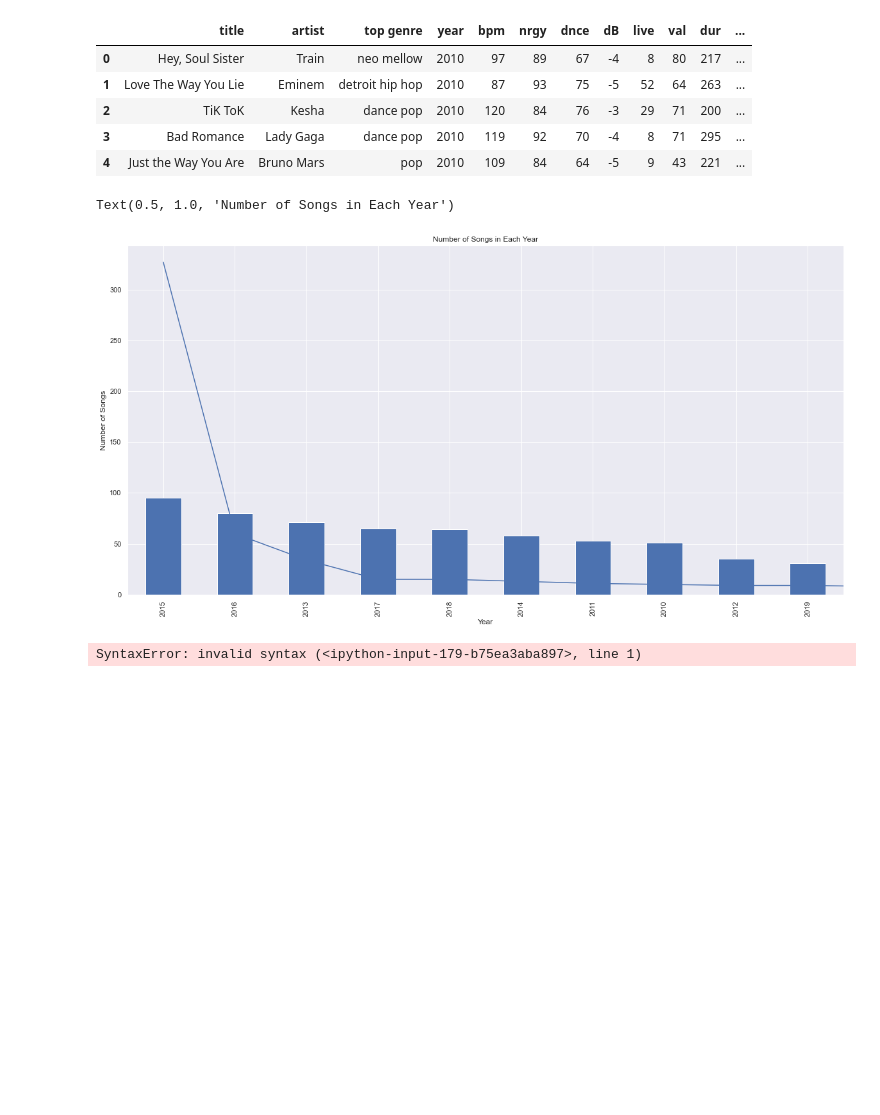
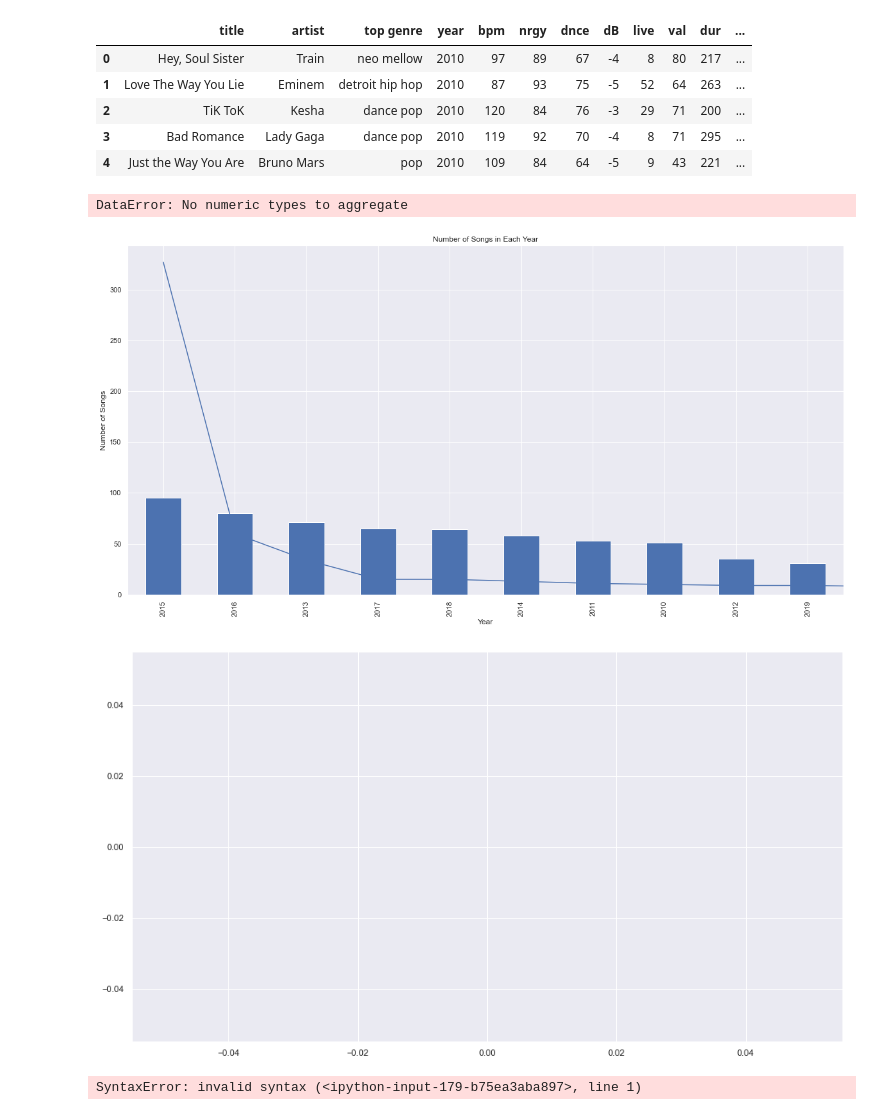
Before and after one commit to cveras33/project-1-group-6, a Jupyter notebook: Python Files/topgenrebyyear.ipynb, the cells around one changed output. Drawn from its saved outputs; the diff is of its cells as text; code cells hidden in the pictures; blank space fills up the shorter version.

```diff
--- a/Python Files/topgenrebyyear.ipynb
+++ b/Python Files/topgenrebyyear.ipynb
@@ -121,7 +121,31 @@ decade_df['year'].value_counts().plot.bar(figsize=(20,10))
 plt.xlabel('Year')
 plt.ylabel('Number of Songs')
 plt.title('Number of Songs in Each Year')
+plt.figure (figsize=(16,9))
+sns.set(style="darkgrid")
 
+attributes = ["top genre"]
+# year = ["2010", "2011", "2012", "2013", "2014", "2015", "2016", "2017", "2018", "2019"]
+
+
+sns.lineplot(x= "year", y= "top genre", data= decade_df)
+#sns.lineplot(x= "year", y= "energy", data= trends_by_year)
+#sns.lineplot(x= "year", y= "dance", data= trends_by_year)
+#sns.lineplot(x= "year", y= "dB", data= trends_by_year)
+#sns.lineplot(x= "year", y= "live", data= trends_by_year)
+#sns.lineplot(x= "year", y= "valence", data= trends_by_year)
+# sns.lineplot(x= "year", y= "duration", data= trends_by_year)
+#sns.lineplot(x= "year", y= "acousticness", data= trends_by_year)
+
+plt.title("Top Genre by Year", fontsize= 20)
+plt.xlabel("Year", fontsize= 15)
+plt.ylabel("Genres", fontsize= 15)
+plt.xlim(2010,2019)
+plt.ylim(0.100)
+plt.legend(attributes)
+
+plt.savefig("../Output Data/trends_by_year.png")
+plt.show()
 #plt.figure(figsize=(16,9))
 #sns.set(style="darkgrid")
 #topgenres= ["neo mellow", "dance pop", "hip pop", "pop", "candy pop", "colombian pop", "atl hip hop", "detroit hip hop", "boy band", "tropical house"]
@@ -184,34 +208,35 @@ plt.title('Number of Songs in Each Year')
 #sns.lineplot(x="year", y="australian hip hop", data = genre_by_year)
 #sns.lineplot(x="year", y="electropop", data = genre_by_year)
 #sns.lineplot(x="year", y="candy pop", data = genre_by_year)
 #sns.lineplot(x="year", y="canadian contemporary r&b", data = genre_by_year)
 #sns.lineplot(x="year", y="latin", data = genre_by_year)
 #sns.lineplot(x="year", y="french indie pop", data = genre_by_year)
 #sns.lineplot(x="year", y="complextro", data = genre_by_year)
 #sns.lineplot(x="year", y="irish singer-songwriter", data = genre_by_year)
 #sns.lineplot(x="year", y="belgian edm", data = genre_by_year)
 #sns.lineplot(x="year", y="tropical house", data = genre_by_year)
 #sns.lineplot(x="year", y="danish pop", data = genre_by_year)
 #sns.lineplot(x="year", y="canadian latin", data = genre_by_year)
 #sns.lineplot(x="year", y="folk-pop", data = genre_by_year)
 #sns.lineplot(x="year", y="canadian hip-hop", data = genre_by_year)
 #sns.lineplot(x="year", y="edm", data = genre_by_year)
 #sns.lineplot(x="year", y="moroccan pop", data = genre_by_year)
 #sns.lineplot(x="year", y="electropop", data = genre_by_year)
 #sns.lineplot(x="year", y="contemporary country", data = genre_by_year)
 #sns.lineplot(x="year", y="dowritempo", data = genre_by_year)
 #sns.lineplot(x="year", y="brostep", data = genre_by_year)
 #sns.lineplot(x="year", y="escape room", data = genre_by_year)
 #sns.lineplot(x="year", y="alternative r&b", data = genre_by_year)
 #sns.lineplot(x="year", y="electronic trap", data = genre_by_year)
 #plt.title("Top Genre by Year", fontsize = 20)
 #plt.xlabel("Year", fontsize = 15)
 #plt.ylabel("Genres", fontsize = 15)
 #plt.legend(genre)
 #plt.savefig("Output Data/genre_by_year.png")
 # %% [output]
-Text(0.5, 1.0, 'Number of Songs in Each Year')
+DataError: No numeric types to aggregate
 [figure]
+[figure, added]
 # %%
 # %% [output]
 SyntaxError: invalid syntax (<ipython-input-179-b75ea3aba897>, line 1)
```
